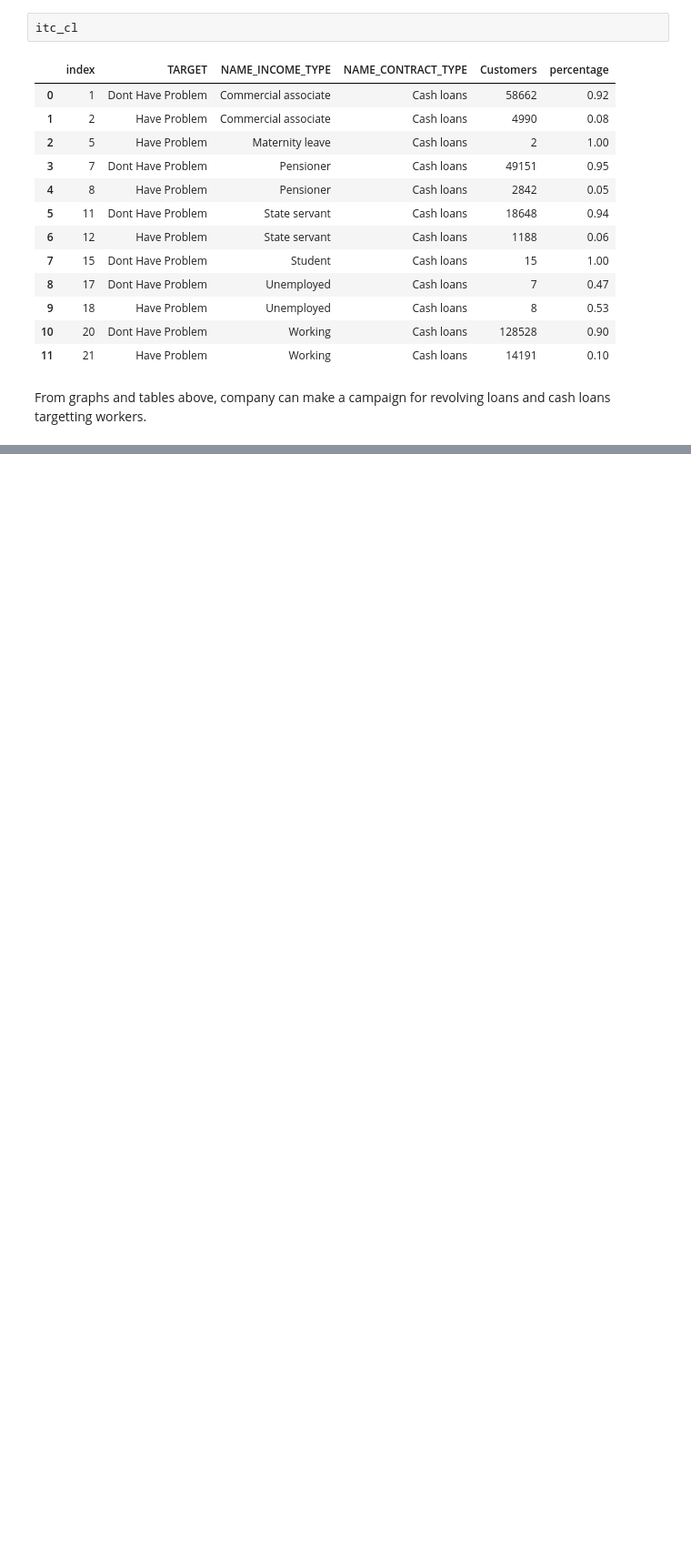
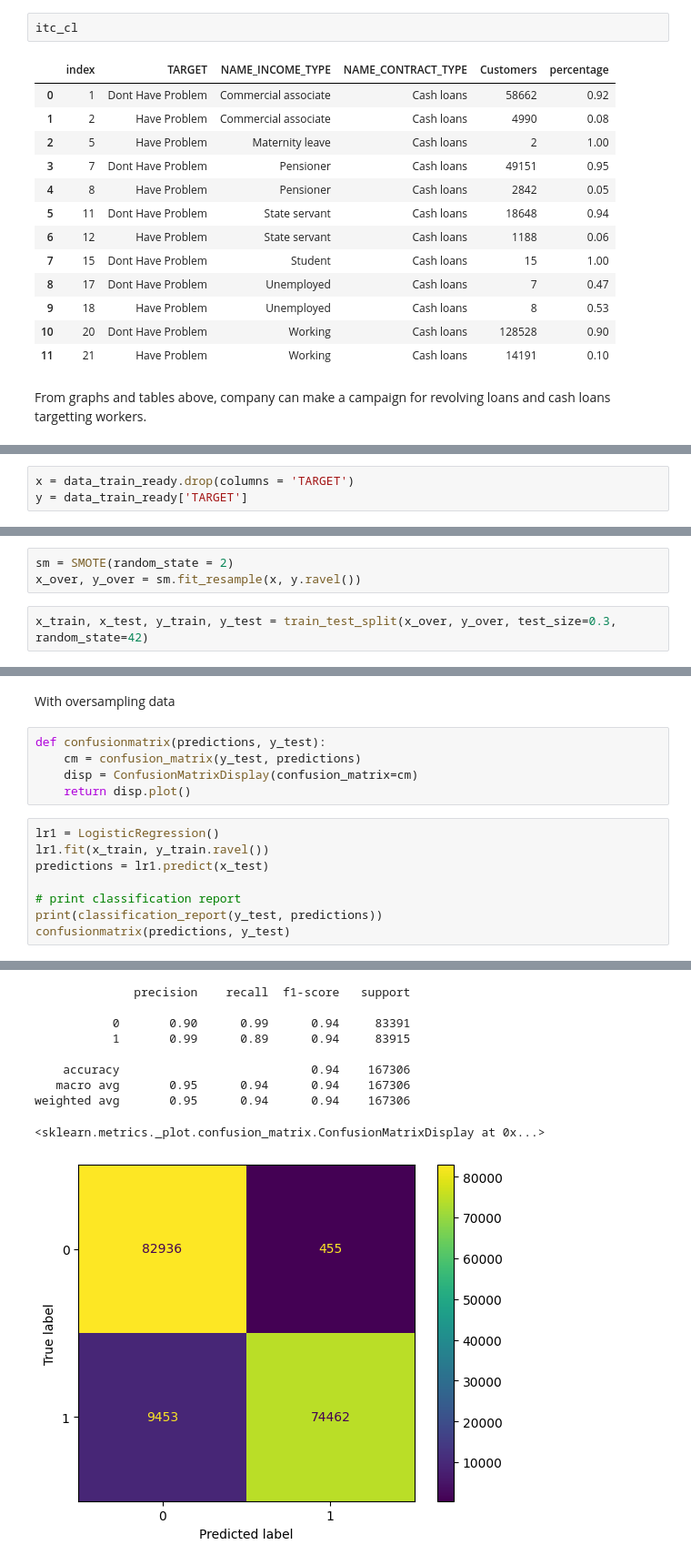
Before and after one commit to syafafad/Credit-Score-Card-Project-Draft, a Jupyter notebook: Task 5.ipynb, the cells around one changed output, grey strips where cells are left out. Shown at 91% size. Drawn from its saved outputs; the diff is of its cells as text; blank space fills up the shorter version.

```diff
--- a/Task 5.ipynb
+++ b/Task 5.ipynb
@@ -468,0 +729,3 @@ From graphs and tables above, company can make a campaign for revolving loans an
+# %%
+x = data_train_ready.drop(columns = 'TARGET')
+y = data_train_ready['TARGET']
@@ -468,0 +734,5 @@ From graphs and tables above, company can make a campaign for revolving loans an
+# %%
+sm = SMOTE(random_state = 2)
+x_over, y_over = sm.fit_resample(x, y.ravel())
+# %%
+x_train, x_test, y_train, y_test = train_test_split(x_over, y_over, test_size=0.3, random_state=42)
@@ -468,0 +748,16 @@ From graphs and tables above, company can make a campaign for revolving loans an
+# %% [markdown]
+With oversampling data
+# %%
+def confusionmatrix(predictions, y_test):
+    cm = confusion_matrix(y_test, predictions)
+    disp = ConfusionMatrixDisplay(confusion_matrix=cm)
+    return disp.plot()
+# %%
+lr1 = LogisticRegression()
+lr1.fit(x_train, y_train.ravel())
+predictions = lr1.predict(x_test)
+
+# print classification report
+print(classification_report(y_test, predictions))
+confusionmatrix(predictions, y_test)
+# %% [output]
@@ -468,0 +771,10 @@ From graphs and tables above, company can make a campaign for revolving loans an
+              precision    recall  f1-score   support
+
+           0       0.90      0.99      0.94     83391
+           1       0.99      0.89      0.94     83915
+
+    accuracy                           0.94    167306
+   macro avg       0.95      0.94      0.94    167306
+weighted avg       0.95      0.94      0.94    167306
+<sklearn.metrics._plot.confusion_matrix.ConfusionMatrixDisplay at 0x...>
+[figure, added]
```
Also changed, not shown: parts of 64 cells of this notebook.
